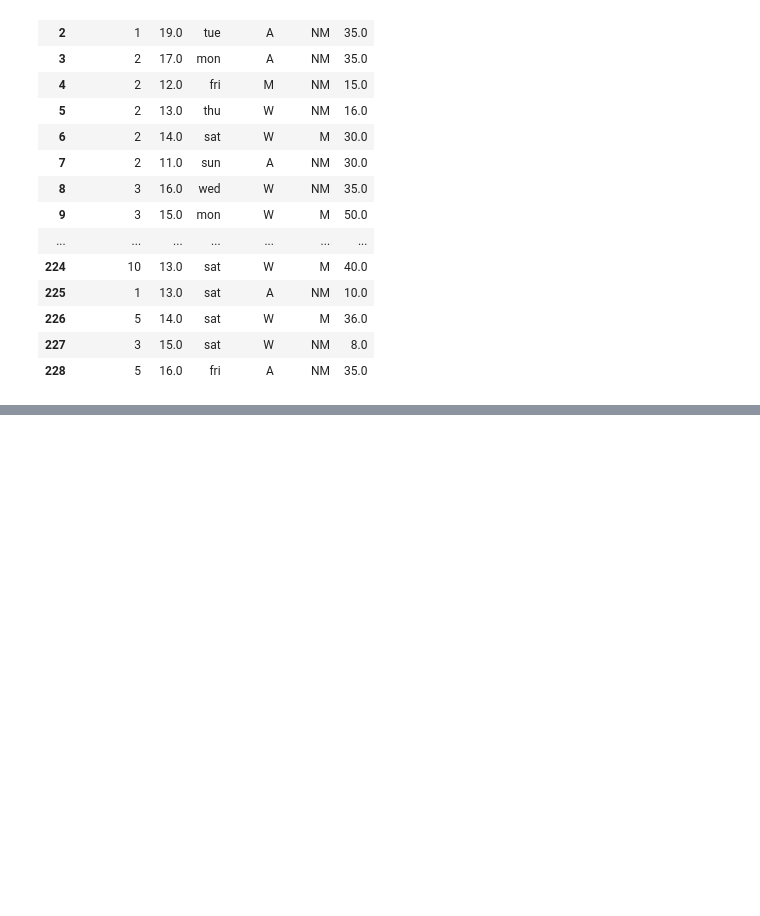
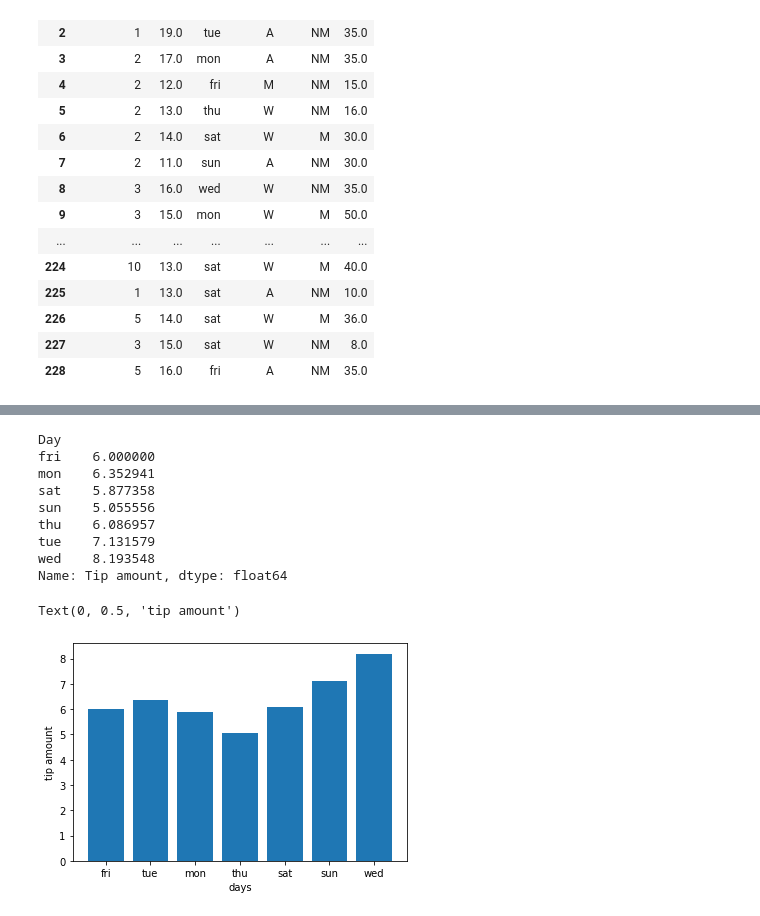
Before and after one commit to oliverlowbob/AAI_First_Mandatory, a Jupyter notebook: Notebook/Haircut Data Processing .ipynb, the cells around one changed output, grey strips where cells are left out. Saved outputs shown, nothing was run; the diff lists cells and outputs as text; code cells hidden in the pictures; blank space fills up the shorter version.

Commit message:
Average tip amount per day visualised as a table and a bar chart plus added comments to the section

```diff
--- a/Notebook/Haircut Data Processing .ipynb
+++ b/Notebook/Haircut Data Processing .ipynb
@@ -216,0 +221,24 @@ pandas_profiling.ProfileReport(df, explorative=True).to_file('haircut-report.htm
+# %%
+#We decided to create a data visualitation of the average tip amount per day in order to analyse when the various customers pay
+#the highest tip amount per week.
+avg_tip_amount_per_day = df.groupby(df["Day"])['Tip amount'].mean()
+days = df["Day"].unique()
+print (avg_tip_amount_per_day) #To display as a table
+
+plt.bar(days, avg_tip_amount_per_day) #To display as a bar chart
+plt.xlabel('days')
+plt.ylabel('tip amount')
+
+#Conclusion: wednesday has a significant higher average tip amount compared to the other days
+# %% [output]
+Day
+fri    6.000000
+mon    6.352941
+sat    5.877358
+sun    5.055556
+thu    6.086957
+tue    7.131579
+wed    8.193548
+Name: Tip amount, dtype: float64
+Text(0, 0.5, 'tip amount')
+[figure, added]
```
Also changed, not shown: parts of 2 cells of this notebook.
